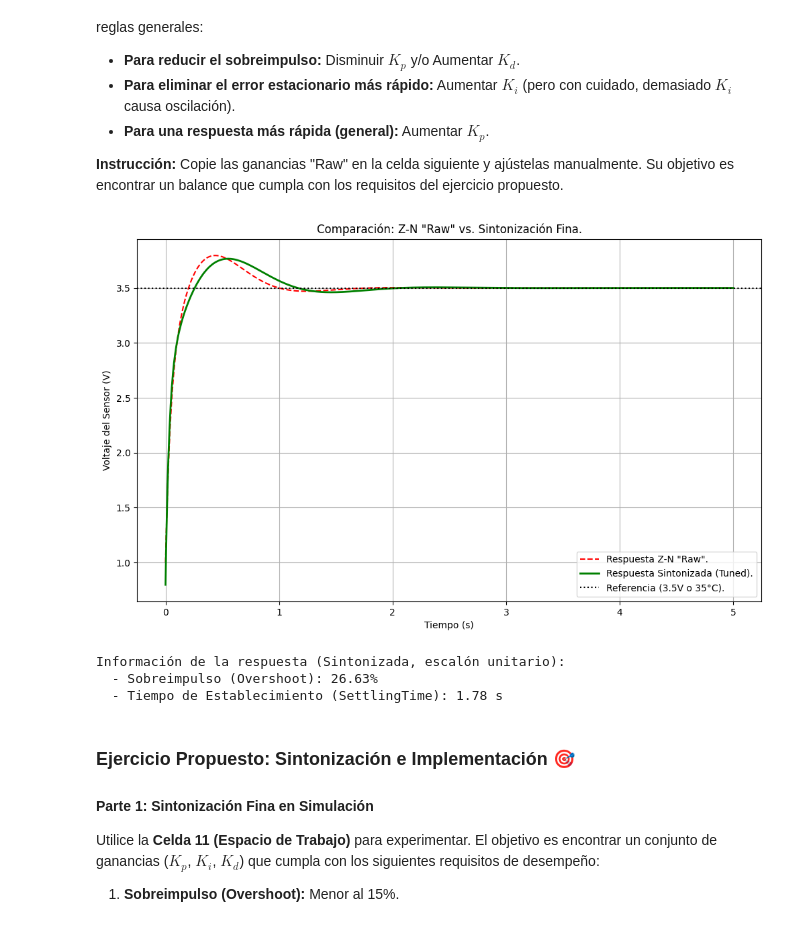
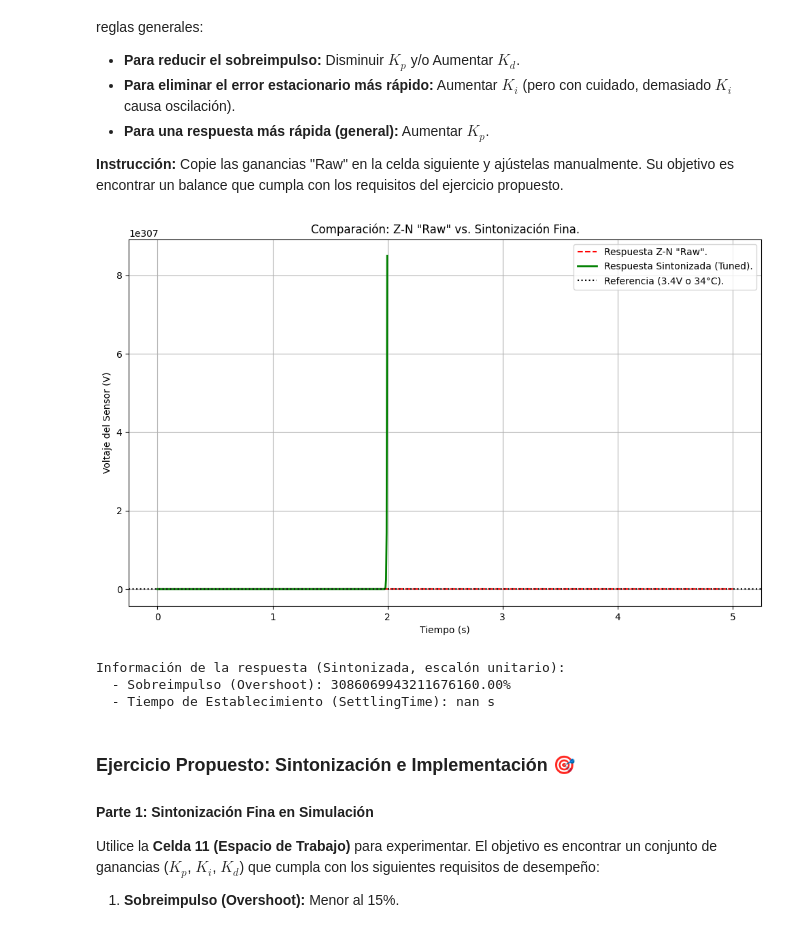
Before and after one commit to migueamv/Control-Clasico, a Jupyter notebook: Practicas/P_3_02_Controlador_LTR701_PID.ipynb, the cells around one changed output. Saved outputs shown, nothing was run; the diff lists cells and outputs as text; code cells hidden in the pictures.

```diff
--- a/Practicas/P_3_02_Controlador_LTR701_PID.ipynb
+++ b/Practicas/P_3_02_Controlador_LTR701_PID.ipynb
@@ -23,9 +23,9 @@ import numpy as np
 
 # --- 1. Parámetros del sistema de temperatura LTR701 (Obtenidos en la práctica anterior) ---
 # (REEMPLACE CON SUS VALORES)
-K = 0.530
-L = 0.174
-T = 2.169
+K = 0.183
+L = 0.008
+T = 5.952
 
 # --- 2. Creación del Modelo de la Planta Gp(s) ---
 
@@ -67,8 +67,8 @@ Ahora, convertimos esto a Voltios para nuestra simulación, ya que nuestro model
 * **Voltaje Inicial (Línea Base):** $V_{base} = 25^\circ C \times (1V / 10^\circ C) = 2.5 V$
 # %%
 # --- 2. Definición de Setpoint y Voltajes de Operación ---
-V_ref = 3.5    # Voltaje objetivo (corresponde a 35°C)
-V_base = 2.5   # Voltaje inicial (corresponde a 25°C)
+V_ref = 3.37    # Voltaje objetivo (corresponde a 35°C)
+V_base = 2.4   # Voltaje inicial (corresponde a 25°C)
 
 # El tamaño del escalón que simulamos es la diferencia
 step_size = V_ref - V_base
@@ -183,46 +183,46 @@ Nuestro trabajo ahora es realizar la **sintonización fina** para mejorar la res
 # --- 5. Espacio de Trabajo para Sintonización Fina ---
 
 # MODIFIQUE ESTOS VALORES PARA ENCONTRAR UNA MEJOR RESPUESTA:
-Kp_tuned = Kp_zn * 0.85  # Ejemplo: Reducir Kp
-Ki_tuned = Ki_zn * 0.85  # Ejemplo: Reducir Ki
-Kd_tuned = Kd_zn * 1.05  # Ejemplo: Aumentar Kd
+Kp_tuned = Kp_zn * 2.41  # Ejemplo: Reducir Kp
+Ki_tuned = Ki_zn * 0.18  # Ejemplo: Reducir Ki
+Kd_tuned = Kd_zn * 7.85  # Ejemplo: Aumentar Kd
 
 # --- Creación del controlador PID Sintonizado ---
 Gc_tuned = ct.tf([Kd_tuned, Kp_tuned, Ki_tuned], [1, 0])
 
 # --- Sistema en Lazo Cerrado Sintonizado ---
 sistema_cl_tuned = ct.feedback(Gc_tuned * Gp, 1)
 
 # --- Simulación ---
 # Obtenemos la respuesta al escalón unitario
 t_sim, y_unit_step_tuned = ct.step_response(sistema_cl_tuned, T=np.linspace(0, 5, 1000))
 
 # --- Escalamos la respuesta ---
 y_tuned = (y_unit_step_tuned * step_size) + V_base
 # y_zn (del cálculo anterior) ya está escalada
 
 # --- Graficación Comparativa ---
 plt.figure(figsize=(12, 7))
 plt.plot(t_sim, y_zn, 'r--', label='Respuesta Z-N "Raw".')
 plt.plot(t_sim, y_tuned, 'g-', linewidth=2, label='Respuesta Sintonizada (Tuned).')
 plt.axhline(y=V_ref, color='k', linestyle=':', label=f'Referencia ({V_ref:.1f}V o {V_ref*10:.0f}°C).')
 plt.title('Comparación: Z-N "Raw" vs. Sintonización Fina.')
 plt.xlabel('Tiempo (s)')
 plt.ylabel('Voltaje del Sensor (V)')
 plt.legend()
 plt.grid(True)
 plt.show()
 
 # Imprimir información de la respuesta sintonizada
 info_tuned = ct.step_info(sistema_cl_tuned)
 print("\nInformación de la respuesta (Sintonizada, escalón unitario):")
 print(f"  - Sobreimpulso (Overshoot): {info_tuned['Overshoot']:.2f}%")
 print(f"  - Tiempo de Establecimiento (SettlingTime): {info_tuned['SettlingTime']:.2f} s")
 # %% [output]
-[figure, old version]
+[figure, new version]
 Información de la respuesta (Sintonizada, escalón unitario):
-  - Sobreimpulso (Overshoot): 26.63%
-  - Tiempo de Establecimiento (SettlingTime): 1.78 s
+  - Sobreimpulso (Overshoot): 3086069943211676160.00%
+  - Tiempo de Establecimiento (SettlingTime): nan s
 # %% [markdown]
 ### Ejercicio Propuesto: Sintonización e Implementación 🎯
 
```
Also changed, not shown: parts of 4 cells of this notebook, 2 other files.
